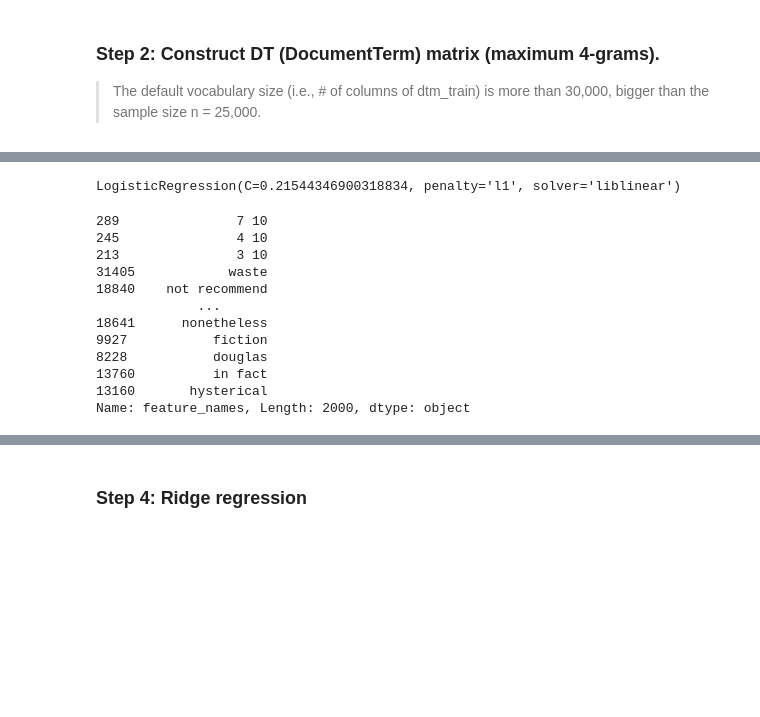
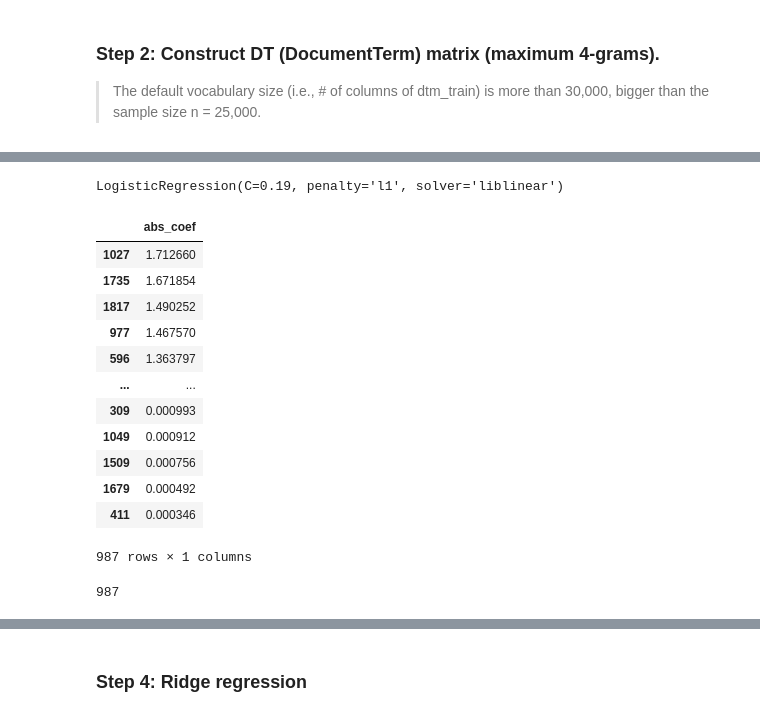
Before and after one commit to richardxs/CS598_Pratical_Statistical_Learning, a Jupyter notebook: Project3/Project3_Shu.ipynb, the cells around one changed output, grey strips where cells are left out. Cells and saved outputs as stored; diff of their text form; code cells hidden in the pictures; blank space fills up the shorter version.

```diff
--- a/Project3/Project3_Shu.ipynb
+++ b/Project3/Project3_Shu.ipynb
@@ -47 +117,3 @@ df_features_names = pd.DataFrame(vectorizer.get_feature_names_out(), columns=['f
+# %%
+selected_vocab_2k = df_features_names['feature_names'].values[absolute_t_stastics_descending_array_index[:2000]]
 # %% [markdown]
@@ -49,2 +121,8 @@ df_features_names = pd.DataFrame(vectorizer.get_feature_names_out(), columns=['f
 # %%
 lasso_model = LogisticRegression(penalty='l1', solver='liblinear')
+# %%
+vectorizer2k = CountVectorizer(
+    ngram_range=(1, 2)               # Use 1- to 4-grams
+)
+
+vectorizer2k.fit(selected_vocab_2k)
@@ -51 +131,3 @@ lasso_model = LogisticRegression(penalty='l1', solver='liblinear')
+# %%
+dtm_train2k = vectorizer2k.transform(df_train['review'])
 # %%
@@ -66,7 +154,7 @@ best_alpha
 # %%
-best_lasso_model = LogisticRegression(penalty='l1', solver='liblinear', C = best_alpha)
-best_lasso_model.fit(X=dtm_train, y=df_train['sentiment'])
+best_lasso_model = LogisticRegression(penalty='l1', solver='liblinear', C = 0.19)
+best_lasso_model.fit(X=dtm_train2k, y=df_train['sentiment'])
 # %% [output]
-LogisticRegression(C=0.21544346900318834, penalty='l1', solver='liblinear')
+LogisticRegression(C=0.19, penalty='l1', solver='liblinear')
 # %%
 df_best_model_coef = pd.DataFrame(np.squeeze(abs(best_lasso_model.coef_)), columns=['abs_coef']).sort_values(by=['abs_coef'], ascending=False)
@@ -77,15 +161,16 @@ selected_vocab = df_features_names.loc[top_2k_index,:]['feature_names']
-# %%
-selected_vocab
-# %% [output]
-289               7 10
-245               4 10
-213               3 10
-31405            waste
-18840    not recommend
-             ...
-18641      nonetheless
-9927           fiction
-8228           douglas
-13760          in fact
-13160       hysterical
-Name: feature_names, Length: 2000, dtype: object
+# %%
+df_best_model_coef[df_best_model_coef['abs_coef']>0]
+# %% [output]
+|  | abs_coef |
+| 1027 | 1.712660 |
+| 1735 | 1.671854 |
+| 1817 | 1.490252 |
+| 977 | 1.467570 |
+| 596 | 1.363797 |
+| ... | ... |
+| 309 | 0.000993 |
+| 1049 | 0.000912 |
+| 1509 | 0.000756 |
+| 1679 | 0.000492 |
+| 411 | 0.000346 |
+987 rows × 1 columns
@@ -91,0 +181,4 @@ Name: feature_names, Length: 2000, dtype: object
+# %%
+len(top_vocab)
+# %% [output]
+987
```
Also changed, not shown: parts of 34 cells of this notebook.
